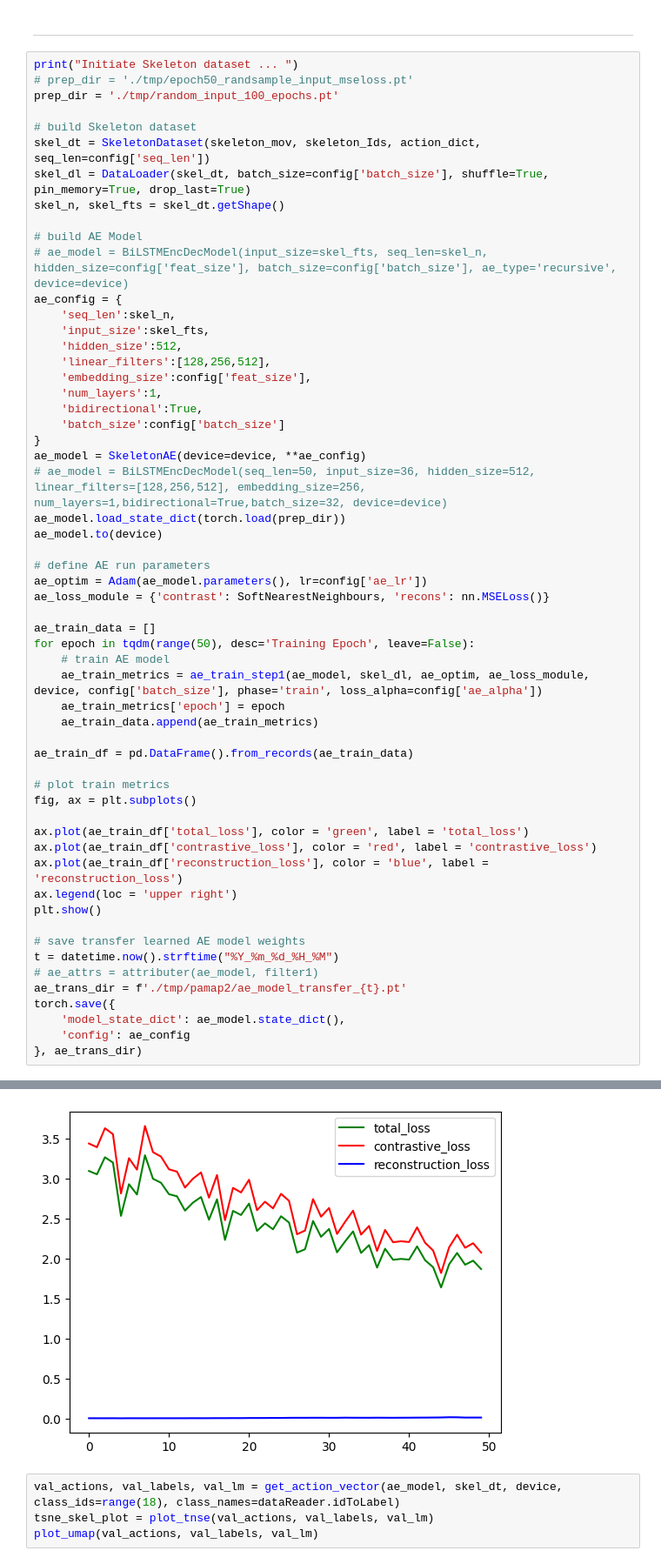
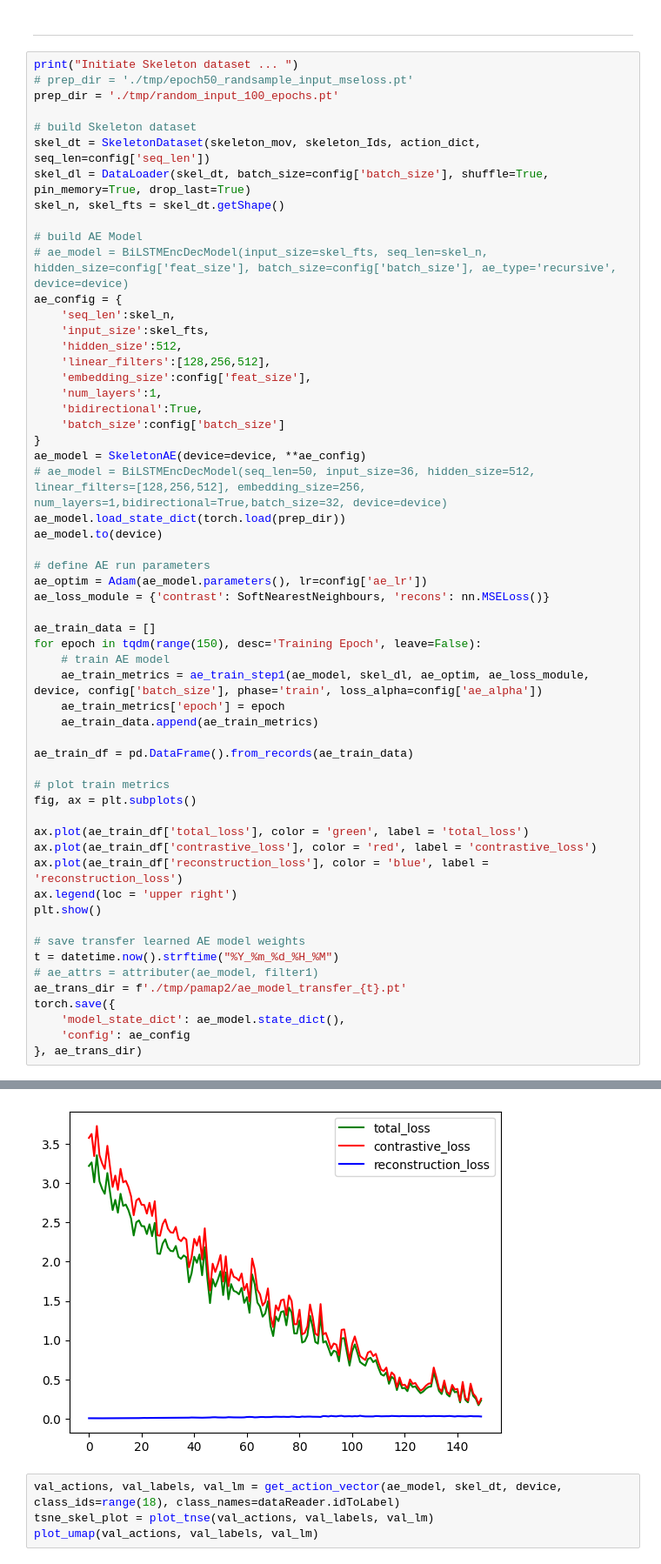
Before and after one commit to nipdep/HAR-ZSL-XAI, a Jupyter notebook: E2E_1n_5fold_ll_training.ipynb, the cells around one changed output, grey strips where cells are left out. Shown at 87% size. Drawn from its saved outputs; the diff is of its cells as text.

Commit message:
[add] E2E training PAMAP2

```diff
--- a/E2E_1n_5fold_ll_training.ipynb
+++ b/E2E_1n_5fold_ll_training.ipynb
@@ -876,35 +907,35 @@ ae_model.to(device)
 ae_optim = Adam(ae_model.parameters(), lr=config['ae_lr'])
 ae_loss_module = {'contrast': SoftNearestNeighbours, 'recons': nn.MSELoss()}
 
 ae_train_data = []
-for epoch in tqdm(range(50), desc='Training Epoch', leave=False):
+for epoch in tqdm(range(150), desc='Training Epoch', leave=False):
     # train AE model
     ae_train_metrics = ae_train_step1(ae_model, skel_dl, ae_optim, ae_loss_module, device, config['batch_size'], phase='train', loss_alpha=config['ae_alpha'])
     ae_train_metrics['epoch'] = epoch
     ae_train_data.append(ae_train_metrics)
 
 ae_train_df = pd.DataFrame().from_records(ae_train_data)
 
 # plot train metrics
 fig, ax = plt.subplots()
 
 ax.plot(ae_train_df['total_loss'], color = 'green', label = 'total_loss')
 ax.plot(ae_train_df['contrastive_loss'], color = 'red', label = 'contrastive_loss')
 ax.plot(ae_train_df['reconstruction_loss'], color = 'blue', label = 'reconstruction_loss')
 ax.legend(loc = 'upper right')
 plt.show()
 
 # save transfer learned AE model weights
 t = datetime.now().strftime("%Y_%m_%d_%H_%M")
 # ae_attrs = attributer(ae_model, filter1)
 ae_trans_dir = f'./tmp/pamap2/ae_model_transfer_{t}.pt'
 torch.save({
     'model_state_dict': ae_model.state_dict(),
     'config': ae_config
 }, ae_trans_dir)
 # %% [output]
 Initiate Skeleton dataset ...
-[figure, old version]
+[figure, new version]
 # %%
 val_actions, val_labels, val_lm = get_action_vector(ae_model, skel_dt, device, class_ids=range(18), class_names=dataReader.idToLabel)
 tsne_skel_plot = plot_tnse(val_actions, val_labels, val_lm)
```
Also changed, not shown: parts of 3 cells of this notebook, 6 other files.
